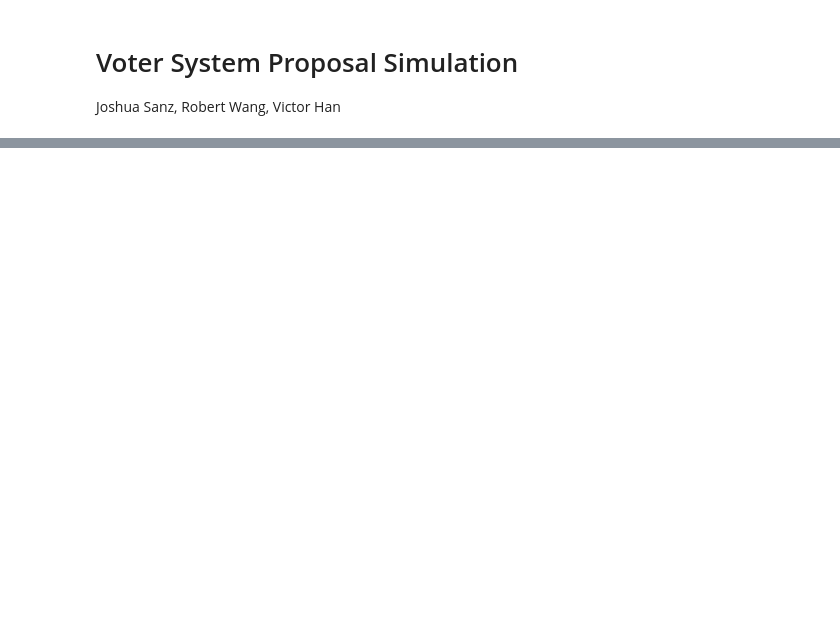
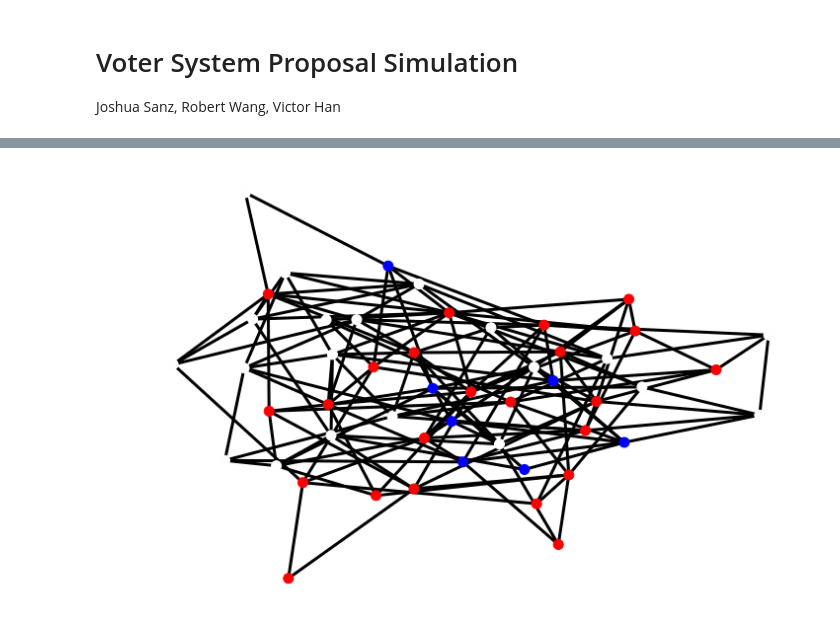
Before and after one commit to vhan95/EECS126_project, a Jupyter notebook: proposal.ipynb, the cells around one changed output, grey strips where cells are left out. Saved outputs shown, nothing was run; the diff lists cells and outputs as text; code cells hidden in the pictures; blank space fills up the shorter version.

```diff
--- a/proposal.ipynb
+++ b/proposal.ipynb
@@ -49,0 +53,5 @@ ValueError: num must be 1 <= num <= 0, not 1
+# %%
+vm.update()
+vm.draw()
+# %% [output]
+[figure, added]
```
Also changed, not shown: parts of 8 cells of this notebook, 1 other file.
